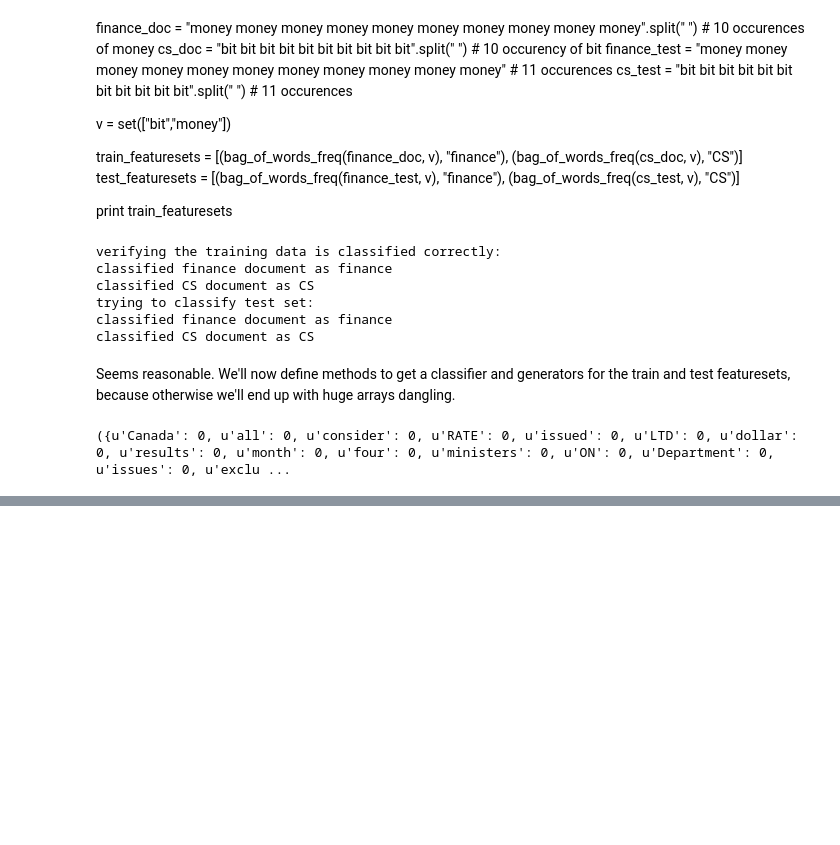
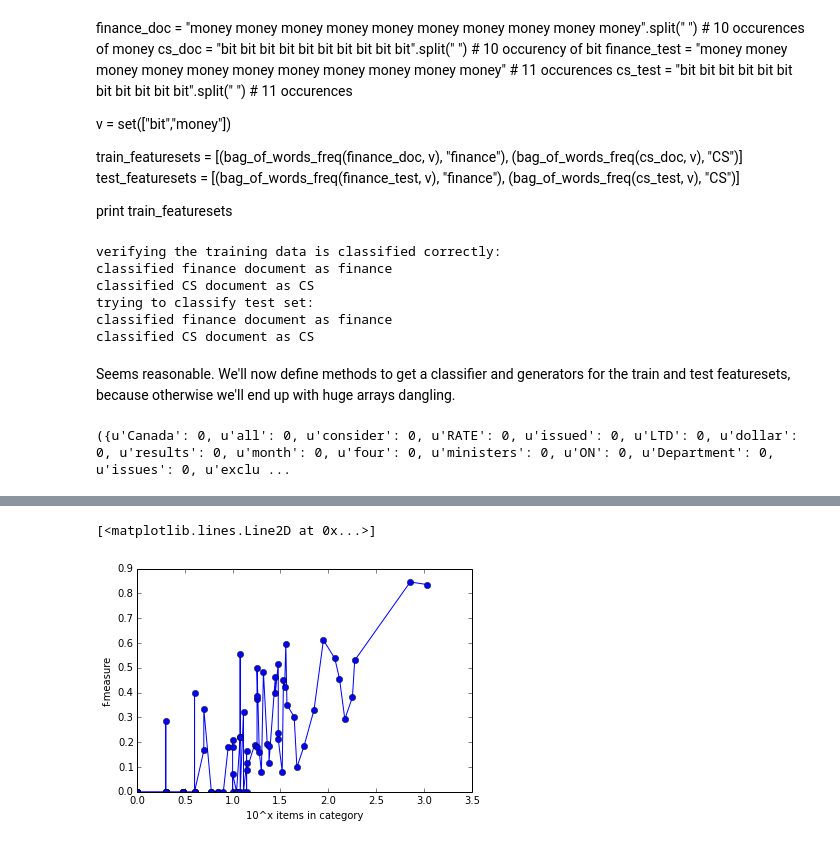
Before and after one commit to jedimonster/nlp, a Jupyter notebook: NLP_assignment_2/Question3new.ipynb, the cells around one changed output, grey strips where cells are left out. Saved outputs shown, nothing was run; the diff lists cells and outputs as text; code cells hidden in the pictures; blank space fills up the shorter version.

```diff
--- a/NLP_assignment_2/Question3new.ipynb
+++ b/NLP_assignment_2/Question3new.ipynb
@@ -149,0 +139,33 @@ print test_classifier(classifier, test_featuresets)
+# %%
+from question3 import get_featuresets, bag_of_words, bag_of_words_freq
+from nltk import NaiveBayesClassifier as NB
+from joblib import Parallel, delayed  # For classification is a long task, and the deadline is near.
+# note, this ran on a Linux virtual machine that received 6GB of ram and 8 cpu cores (in reality 4 with HyperThreading),
+# on a machine that had an worst ratio of memory/cores it might raise an out of memory error, in that case n_jobs can be set to 1.
+import multiprocessing
+import time
+import sys
+
+num_cores = multiprocessing.cpu_count()
+
+start = time.time()
+
+train_featuresets = get_featuresets(bag_of_words, most_frequent_words[:2000], "training")
+test_featuresets = get_featuresets(bag_of_words, most_frequent_words[:2000], "test")
+
+classifier = NB.train(train_featuresets)
+
+def classify_one(labeled_featureset):
+    featureset, real_label = labeled_featureset
+    return (classifier.classify(featureset), real_label)
+
+
+print "Trained, now classifying"
+sys.stdout.flush()
+
+tests_refs = Parallel(n_jobs=num_cores, verbose = 0)(delayed(classify_one)(item) for item in test_featuresets)
+
+end = time.time()
+print "finished in %fs" % (end-start)
+
+# print test_classifier(classifier, test_featuresets)
@@ -149,0 +241,15 @@ print test_classifier(classifier, test_featuresets)
+# %%
+import pylab
+from math import log
+
+sizes_fms = [(log(TP[l] + FN[l], 10), FM[l]) for l in labels]
+sizes_fms = sorted(sizes_fms, key=lambda sfm: sfm[0])
+
+x, y = zip(*sizes_fms)
+%matplotlib inline
+pylab.xlabel("10^x items in category")
+pylab.ylabel("f-measure")
+pylab.plot(x,y, '-bo')
+# %% [output]
+[<matplotlib.lines.Line2D at 0x...>]
+[figure, added]
```
Also changed, not shown: parts of 14 cells of this notebook, 2 other files.
